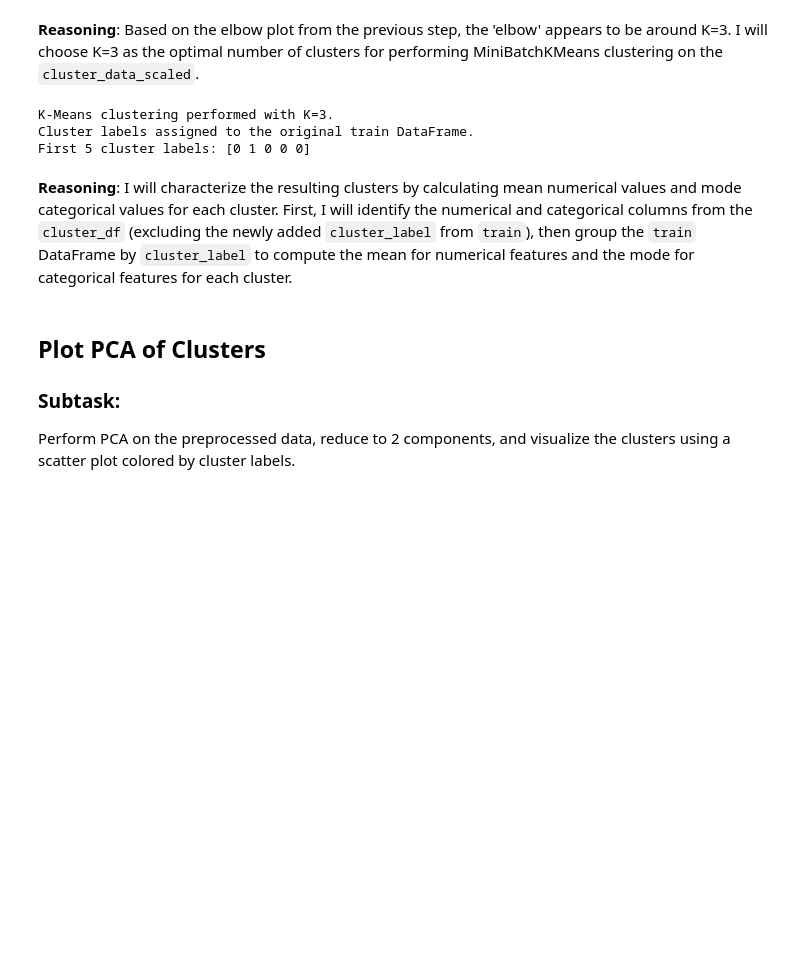
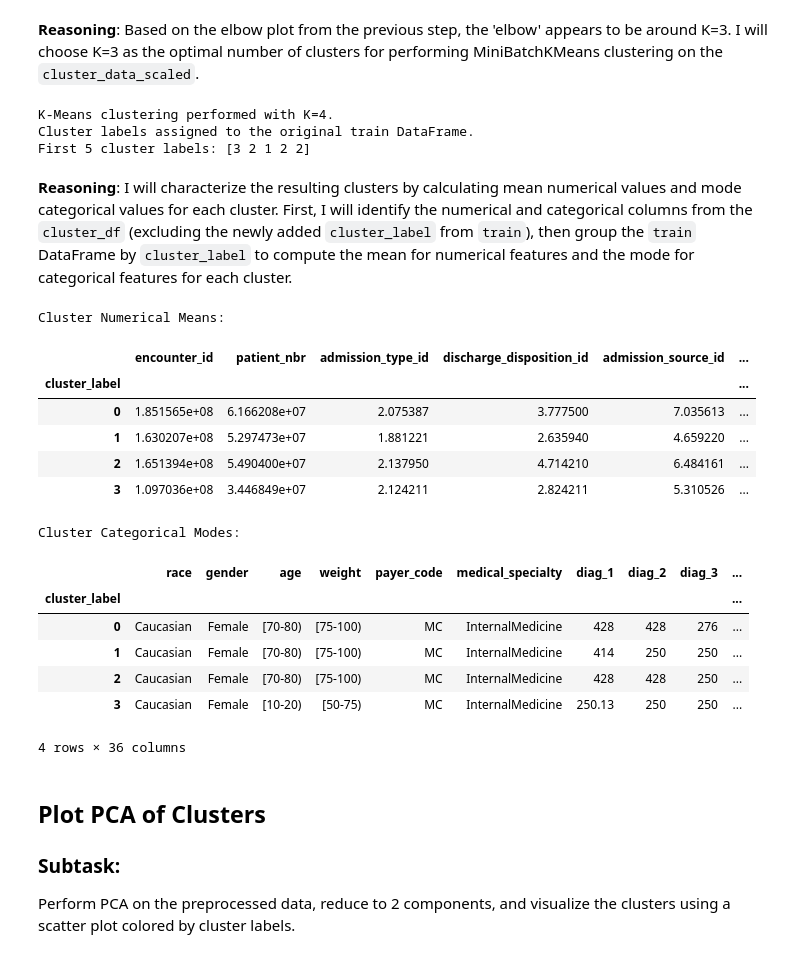
Before and after one commit to joezein71/AIHC-5010-Winter-2026, a Jupyter notebook: 20260122_assignment1_colab_workflow_zein.ipynb, the cells around one changed output. Cells and saved outputs as stored; diff of their text form; code cells hidden in the pictures; blank space fills up the shorter version.

```diff
--- a/20260122_assignment1_colab_workflow_zein.ipynb
+++ b/20260122_assignment1_colab_workflow_zein.ipynb
@@ -2668,7 +2656,7 @@ Elbow method plot generated to help determine optimal K.
 **Reasoning**:
 Based on the elbow plot from the previous step, the 'elbow' appears to be around K=3. I will choose K=3 as the optimal number of clusters for performing MiniBatchKMeans clustering on the `cluster_data_scaled`.
 # %%
-optimal_k = 3 # Based on visual inspection of the elbow plot
+optimal_k = 4 # Based on visual inspection of the elbow plot
 
 kmeans_final = MiniBatchKMeans(n_clusters=optimal_k, random_state=42, n_init=10)
 cluster_labels = kmeans_final.fit_predict(cluster_data_scaled)
@@ -2680,32 +2668,57 @@ print(f"K-Means clustering performed with K={optimal_k}.")
 print("Cluster labels assigned to the original train DataFrame.")
 print("First 5 cluster labels:", cluster_labels[:5])
 # %% [output]
-K-Means clustering performed with K=3.
+K-Means clustering performed with K=4.
 Cluster labels assigned to the original train DataFrame.
-First 5 cluster labels: [0 1 0 0 0]
+First 5 cluster labels: [3 2 1 2 2]
 # %% [markdown]
 **Reasoning**:
 I will characterize the resulting clusters by calculating mean numerical values and mode categorical values for each cluster. First, I will identify the numerical and categorical columns from the `cluster_df` (excluding the newly added `cluster_label` from `train`), then group the `train` DataFrame by `cluster_label` to compute the mean for numerical features and the mode for categorical features for each cluster.
 # %%
 import numpy as np
 
-# Identify numerical and categorical columns from the original cluster_df (before adding cluster_label)
-# Ensure 'cluster_label' is not included in these lists, as it is the grouping variable.
-cluster_numerical_cols_original = cluster_df.select_dtypes(include=np.number).columns.tolist()
-cluster_categorical_cols_original = cluster_df.select_dtypes(exclude=np.number).columns.tolist()
+# Create a DataFrame for characterization, including cluster_label and all original/engineered features
+df_for_characterization = train.copy()
+
+# Add the 'is_missing_' columns from cluster_df to df_for_characterization
+# These columns are derived from the original train data's missingness, so they align by index.
+# `low_missing_cols` was defined in a previous cell and contains the base names for these indicator columns.
+for col in low_missing_cols:
+    df_for_characterization[f'is_missing_{col}'] = cluster_df[f'is_missing_{col}']
+
+# Now, identify numerical and categorical columns from this new df_for_characterization
+# Exclude 'readmit30' and 'cluster_label' from the features to be characterized directly
+numerical_features_to_char = [col for col in df_for_characterization.select_dtypes(include=np.number).columns.tolist() if col not in ['readmit30', 'cluster_label']]
+categorical_features_to_char = [col for col in df_for_characterization.select_dtypes(exclude=np.number).columns.tolist() if col not in ['readmit30', 'cluster_label']]
 
 # Characterize numerical features by calculating the mean for each cluster
-cluster_numerical_means = train.groupby('cluster_label')[cluster_numerical_cols_original].mean()
+cluster_numerical_means = df_for_characterization.groupby('cluster_label')[numerical_features_to_char].mean()
 
 # Characterize categorical features by calculating the mode for each cluster
 # The mode might return multiple values if there's a tie, so we take the first one.
-cluster_categorical_modes = train.groupby('cluster_label')[cluster_categorical_cols_original].agg(lambda x: x.mode()[0] if not x.mode().empty else np.nan)
+cluster_categorical_modes = df_for_characterization.groupby('cluster_label')[categorical_features_to_char].agg(lambda x: x.mode()[0] if not x.mode().empty else np.nan)
 
 print("Cluster Numerical Means:")
 display(cluster_numerical_means)
 
 print("\nCluster Categorical Modes:")
 display(cluster_categorical_modes)
+# %% [output]
+Cluster Numerical Means:
+|  | encounter_id | patient_nbr | admission_type_id | discharge_disposition_id | admission_source_id | ... |
+| cluster_label |  |  |  |  |  | ... |
+| 0 | 1.851565e+08 | 6.166208e+07 | 2.075387 | 3.777500 | 7.035613 | ... |
+| 1 | 1.630207e+08 | 5.297473e+07 | 1.881221 | 2.635940 | 4.659220 | ... |
+| 2 | 1.651394e+08 | 5.490400e+07 | 2.137950 | 4.714210 | 6.484161 | ... |
+| 3 | 1.097036e+08 | 3.446849e+07 | 2.124211 | 2.824211 | 5.310526 | ... |
+Cluster Categorical Modes:
+|  | race | gender | age | weight | payer_code | medical_specialty | diag_1 | diag_2 | diag_3 | ... |
+| cluster_label |  |  |  |  |  |  |  |  |  | ... |
+| 0 | Caucasian | Female | [70-80) | [75-100) | MC | InternalMedicine | 428 | 428 | 276 | ... |
+| 1 | Caucasian | Female | [70-80) | [75-100) | MC | InternalMedicine | 414 | 250 | 250 | ... |
+| 2 | Caucasian | Female | [70-80) | [75-100) | MC | InternalMedicine | 428 | 428 | 250 | ... |
+| 3 | Caucasian | Female | [10-20) | [50-75) | MC | InternalMedicine | 250.13 | 250 | 250 | ... |
+4 rows × 36 columns
 # %% [markdown]
 ## Plot PCA of Clusters
 
```
Also changed, not shown: parts of 23 cells of this notebook.
